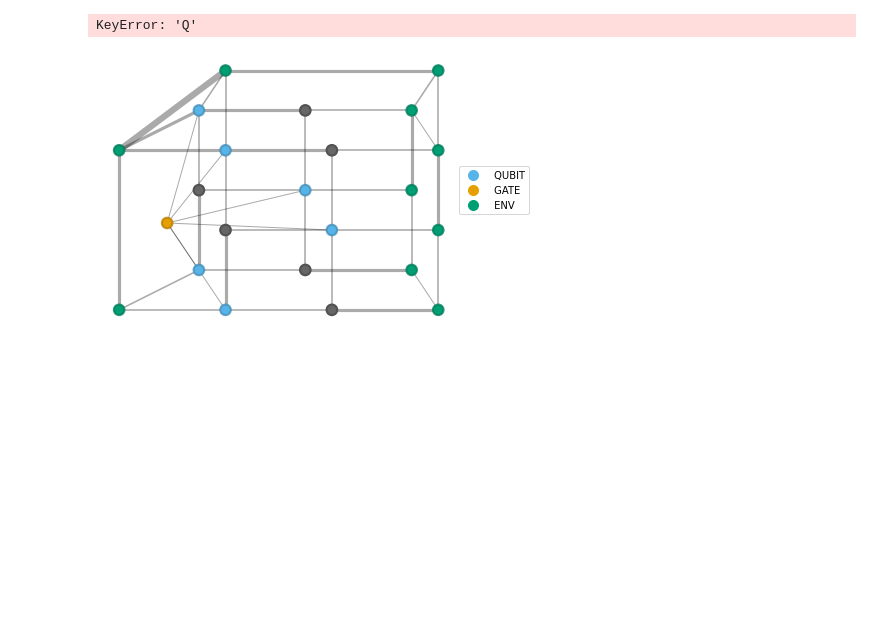
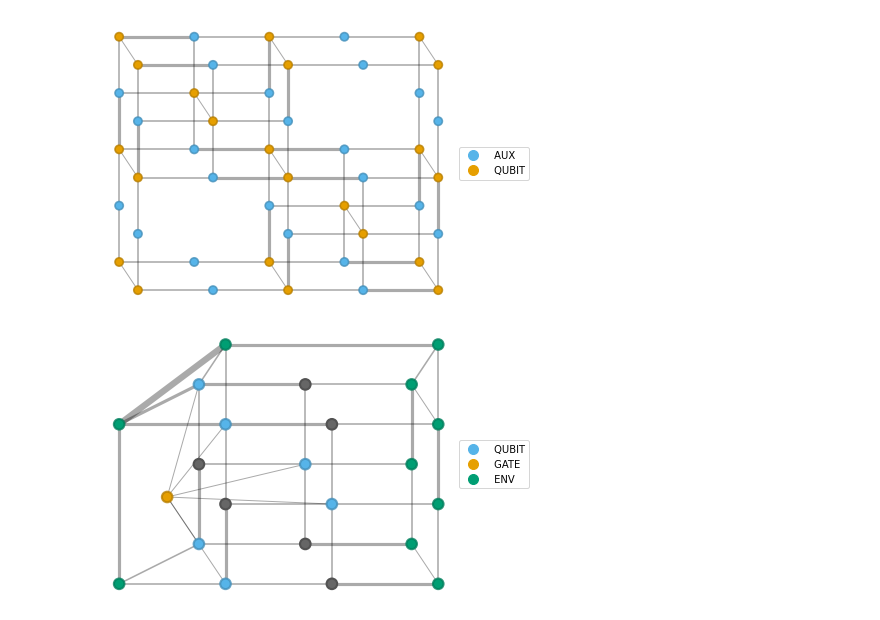
Before and after one commit to gabrielwoolls/fermion-encoding, a Jupyter notebook: contract_testing.ipynb, the cells around one changed output. Saved outputs shown, nothing was run; the diff lists cells and outputs as text; code cells hidden in the pictures; blank space fills up the shorter version.

```diff
--- a/contract_testing.ipynb
+++ b/contract_testing.ipynb
@@ -26,10 +23,16 @@ oset([('S0,0',), 'KET'])
 # %%
 reload(beeky)
 psi = beeky.QubitEncodeVector.rand(3,3)
-# psi.setup_bmps_contraction_()
+psi.setup_bmps_contraction_()
 norm, bra, ket = psi.make_norm(return_all=True)
-norm.rotate_face_qubits(layer_tag='BRA').graph_layers()
+# norm.rotate_face_qubits_(layer_tag='BRA')
+# norm.rotate_face_qubits_(layer_tag='KET')
+# norm.setup_bmps_contraction_(layer_tags=('BRA','KET'))
+# norm.flatten_()
+# norm.contract_boundary(sequence='b')
+# norm.contract_boundary(sequence='t',layer_tags=('BRA','KET'))
+norm.graph_layers(color=['AUX', 'QUBIT'])
 # %% [output]
-KeyError: 'Q'
+[figure, added]
 # %%
 reload(beeky)
```
Also changed, not shown: parts of 11 cells of this notebook, 1 other file.
